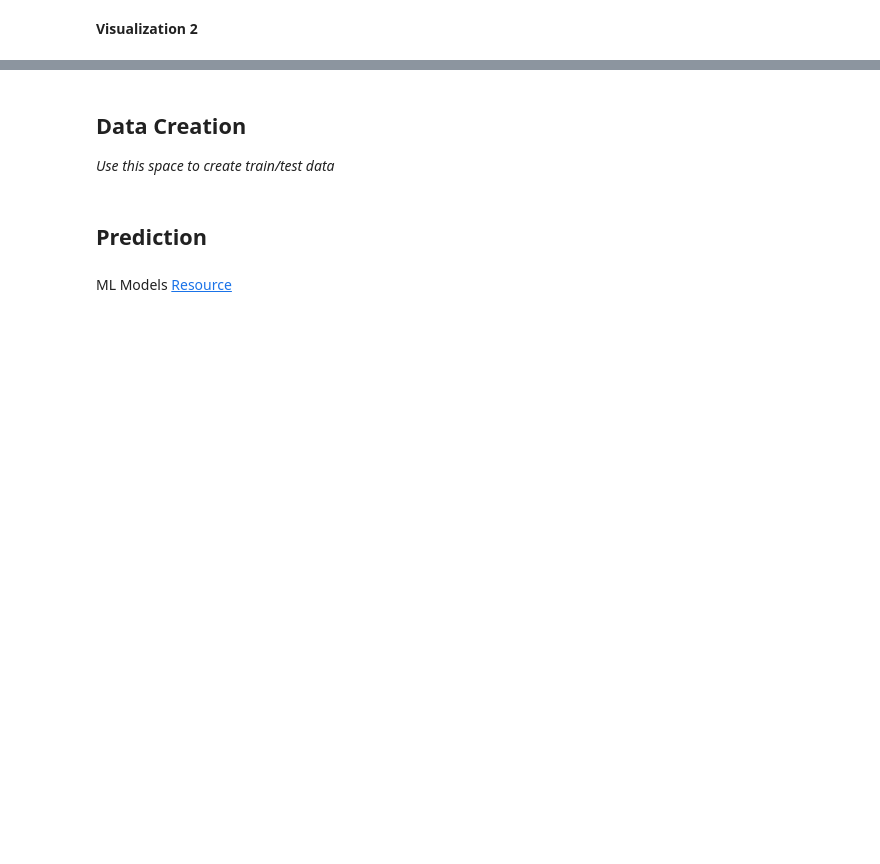
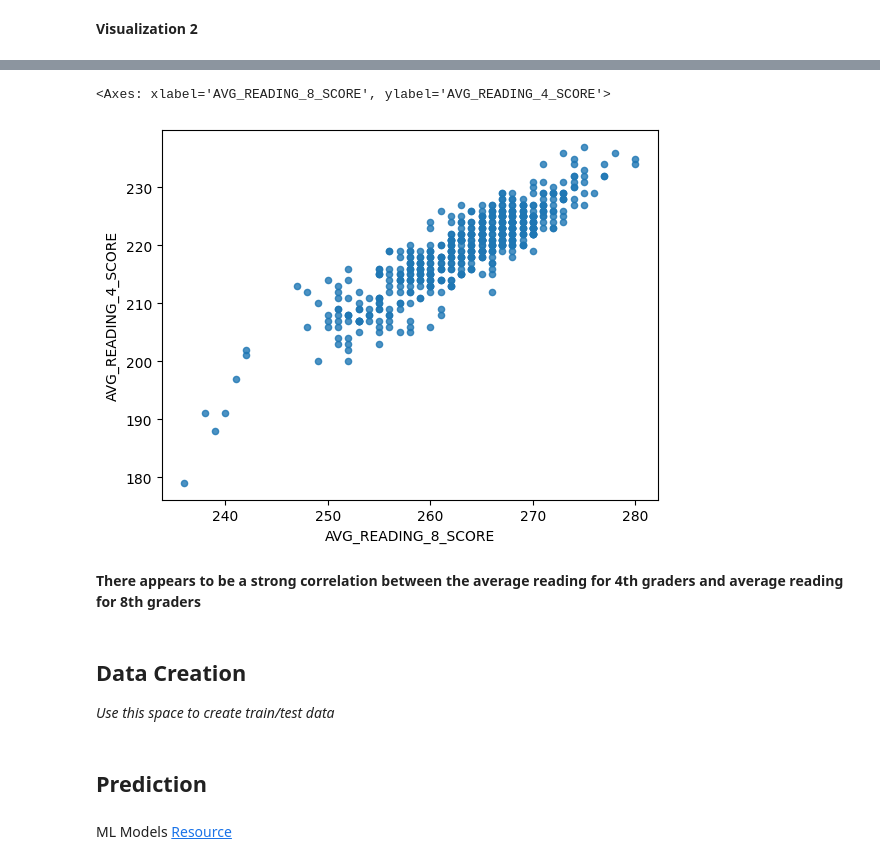
Before and after one commit to Riamuwilko/mdst_tutorial, a Jupyter notebook: tutorial1/checkpoint1.ipynb, the cells around one changed output, grey strips where cells are left out. Saved outputs shown, nothing was run; the diff lists cells and outputs as text; code cells hidden in the pictures; blank space fills up the shorter version.

```diff
--- a/tutorial1/checkpoint1.ipynb
+++ b/tutorial1/checkpoint1.ipynb
@@ -155,3 +177,10 @@ Investigate the relationship between your chosen response variable and at least
+# %%
+df.plot.scatter(x='AVG_READING_8_SCORE', y='AVG_READING_4_SCORE', alpha=0.8)
+# %% [output]
+<Axes: xlabel='AVG_READING_8_SCORE', ylabel='AVG_READING_4_SCORE'>
+[figure, added]
+# %% [markdown]
+**There appears to be a strong correlation between the average reading for 4th graders and average reading for 8th graders**
 # %% [markdown]
 <h2> Data Creation </h2>
 
```
Also changed, not shown: parts of 21 cells of this notebook.
